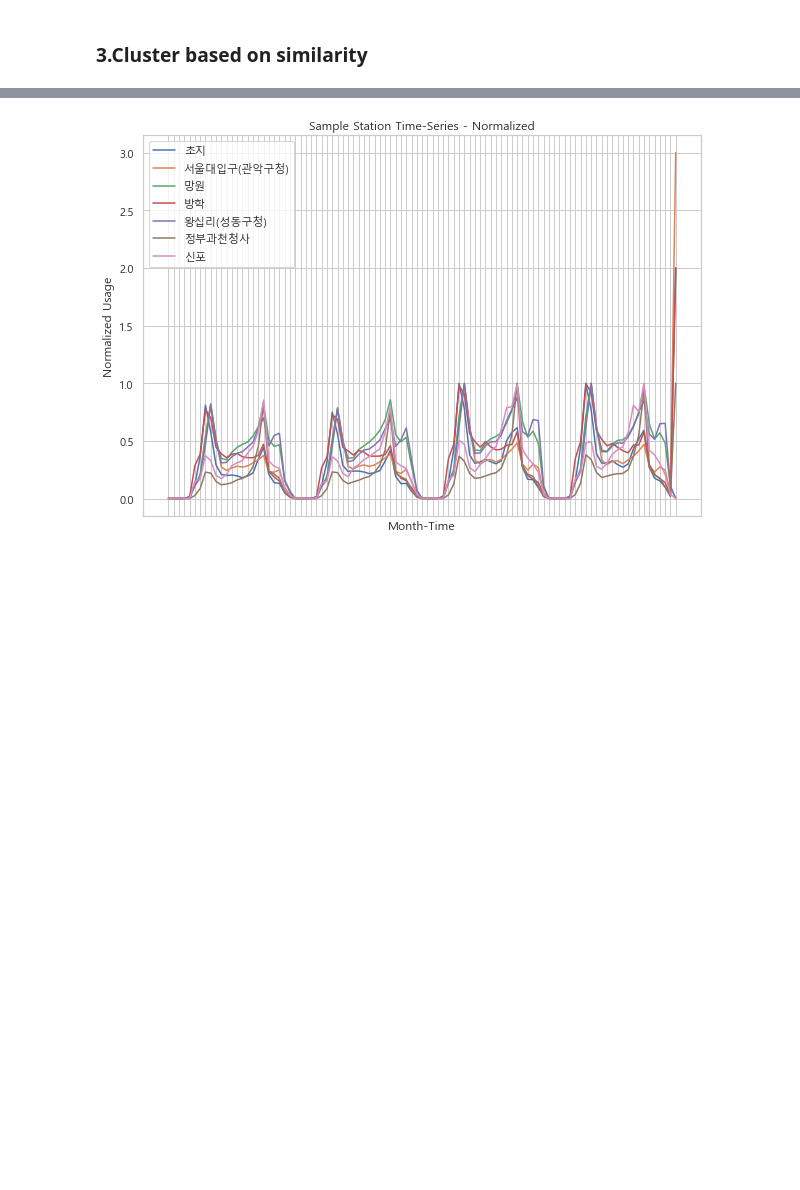
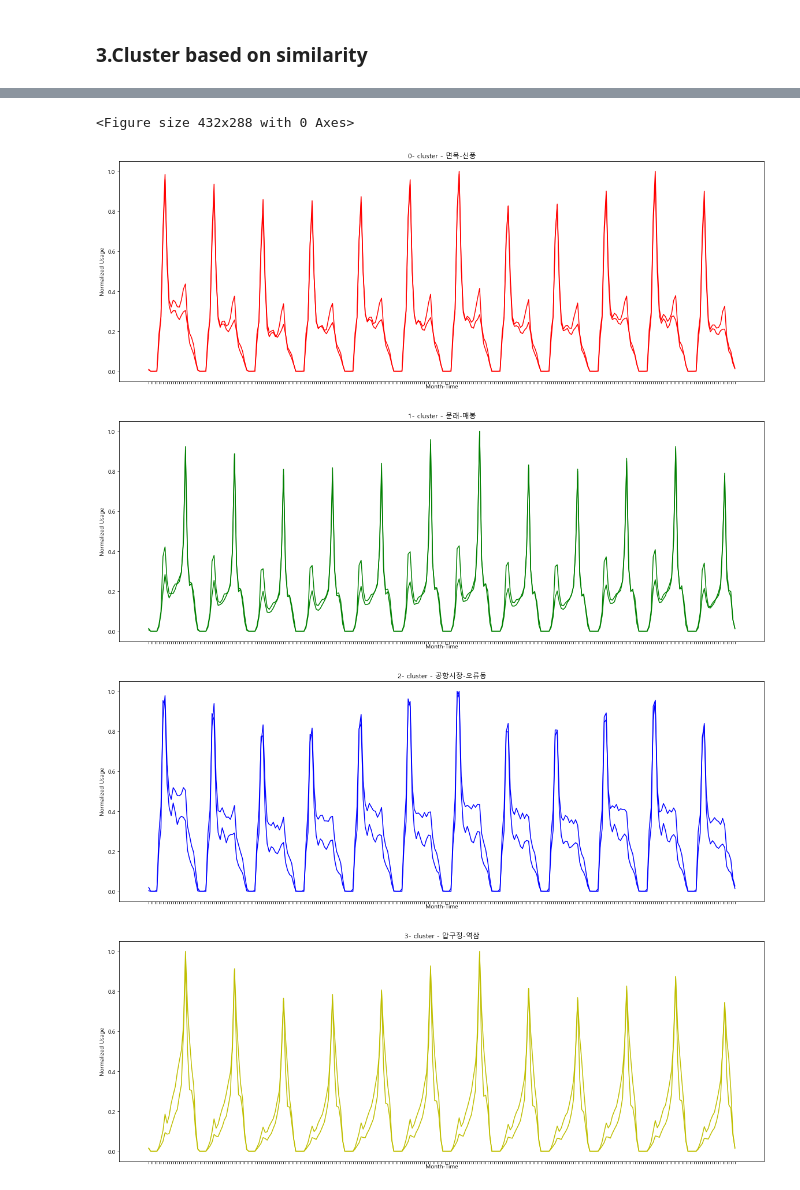
Before and after one commit to cwoong2park/UrbanDataTutorial, a Jupyter notebook: Final_Proj copy.ipynb, the cells around one changed output, grey strips where cells are left out. Saved outputs shown, nothing was run; the diff lists cells and outputs as text; code cells hidden in the pictures; blank space fills up the shorter version.

```diff
--- a/Final_Proj copy.ipynb
+++ b/Final_Proj copy.ipynb
@@ -177,8 +214,8 @@ for k, v in enumerate(norm_cols):
     cA, cD = pywt.dwt(norm_cols[v], wavelet = w)
     cA10 = sorted(cA, reverse = True)
     cD10 = sorted(cD, reverse = True)
-    ext_cA = cA10[:10]
-    ext_cD = cD10[:10]
+    ext_cA = cA10[:3]
+    ext_cD = cD10[:3]
     wavelet_cols[v] = [i for i in zip(ext_cA, ext_cD)]
 wavelet_cols
 # %% [output]
@@ -206,8 +236,8 @@ plt.title('Top 10 Wavelet Transformation Coefficients')
 for v in wavelet_cols:
     temp = list(wavelet_cols[v])
     cA, cD = zip(*temp)
-    plt.scatter(x = cA, y = cD)
-    plt.annotate(v, (max(cA), max(cD)), size = 10)
+    #plt.scatter(x = cA, y = cD)
+    #plt.annotate(v, (max(cA), max(cD)), size = 10)
 plt.show()
 fig1.savefig('./Final_fig/copy_fig_2.png')
 # %% [output]
@@ -242,7 +272,7 @@ from sklearn.cluster import KMeans, DBSCAN, AgglomerativeClustering
 import numpy as np
 drop_cent_cols = cent_cols.dropna(axis = 1)
 np_cols = drop_cent_cols.T.to_numpy()
-num_cluster = 10
+num_cluster = 4
 kmeans = KMeans(n_clusters = num_cluster, random_state = 0).fit(np_cols)
 labeled = pd.DataFrame(kmeans.labels_, index = drop_cent_cols.columns, columns = ['label'])
 '''
@@ -279,6 +302,6 @@ cent_cols
 # %%
 plt.rc('font', family = 'Malgun Gothic')
-fig3 = plt.figure(figsize = (10, 7))
+fig3 = plt.figure(figsize = (20, 8))
 plt.xlabel('cA(Hi-pass filter coeff)')
 plt.ylabel('cD(Low-pass filter coeff')
 plt.title('Clusters')
@@ -294,30 +317,40 @@ fig3.savefig('./Final_fig/copy_fig_4.png')
 # %%
-#plt.clf()
+from random import sample
+cluster_dict = {}
+for i in range(num_cluster):
+    test = labeled_cols.query('label == {}'.format(i)).index.tolist()
+    cluster_dict[i] = test
+plt.clf()
 '''
-ax, fig = ax, plt.figure(figsize = (10, 7))
+plt.rc('font', family = 'Malgun Gothic')
+fig5, ax = plt.subplots(figsize = (20, 7))
 plt.rc('font', family = 'Malgun Gothic')
 plt.xlabel('Month-Time')
 plt.ylabel('Normalized Usage')
-plt.plot(norm_cols)
 plt.title('Sample Station Time-Series - Normalized')
 plt.tick_params(axis = 'x', labelbottom = False)
-#plt.xticks = (xi, ['Jan', 'Feb', 'Mar','Apr'])
-plt.legend(norm_cols.columns, loc = 2)
-plt.show()
-fig.savefig('./final_fig/fig_1.png')
 '''
+sample_items = {0: ['면목', '신풍'], 1: ['문래', '매봉'], 2: ['공항시장', '오류동'], 3: ['압구정', '역삼']}
+c_list = [plt.cm.rainbow(i) for i in cluster_dict.keys()]
+c_list2 = ['r','g','b','y']
+fig3.show()
+for k, v in sample_items.items():
+    samples = sample(v, 2)
+    fig5, ax = plt.subplots(figsize = (20, 7))
+    plt.rc('font', family = 'Malgun Gothic')
+    plt.xlabel('Month-Time')
+    plt.ylabel('Normalized Usage')
+    text = str(k) +'- cluster - '+ samples[0] + '-' + samples[1]
+    plt.title(text)
+    plt.tick_params(axis = 'x', labelbottom = False)
+    ax.plot(norm_cols[samples], color = c_list2[k])
+    plt.show()
+    fig5.savefig('./Final_fig/copy_fig_5_{}.png'.format(k))
 
-labeled_norm = norm_cols.append(pd.DataFrame(labeled).T)
-labeled_norm.tail()
-
-ax, fig = ax, plt.figure(figsize = (10, 7))
-plt.rc('font', family = 'Malgun Gothic')
-plt.xlabel('Month-Time')
-plt.ylabel('Normalized Usage')
-plt.plot(labeled_norm)
-plt.title('Sample Station Time-Series - Normalized')
-plt.tick_params(axis = 'x', labelbottom = False)
-plt.legend(labeled_norm.columns, loc = 2)
-plt.show()
+#fig5.savefig('./Final_fig/copy_fig_5.png')
 # %% [output]
+<Figure size 432x288 with 0 Axes>
-[figure, old version]
+[figure, new version]
+[figure, added]
+[figure, added]
+[figure, added]
```
Also changed, not shown: parts of 19 cells of this notebook, 1 other file.
